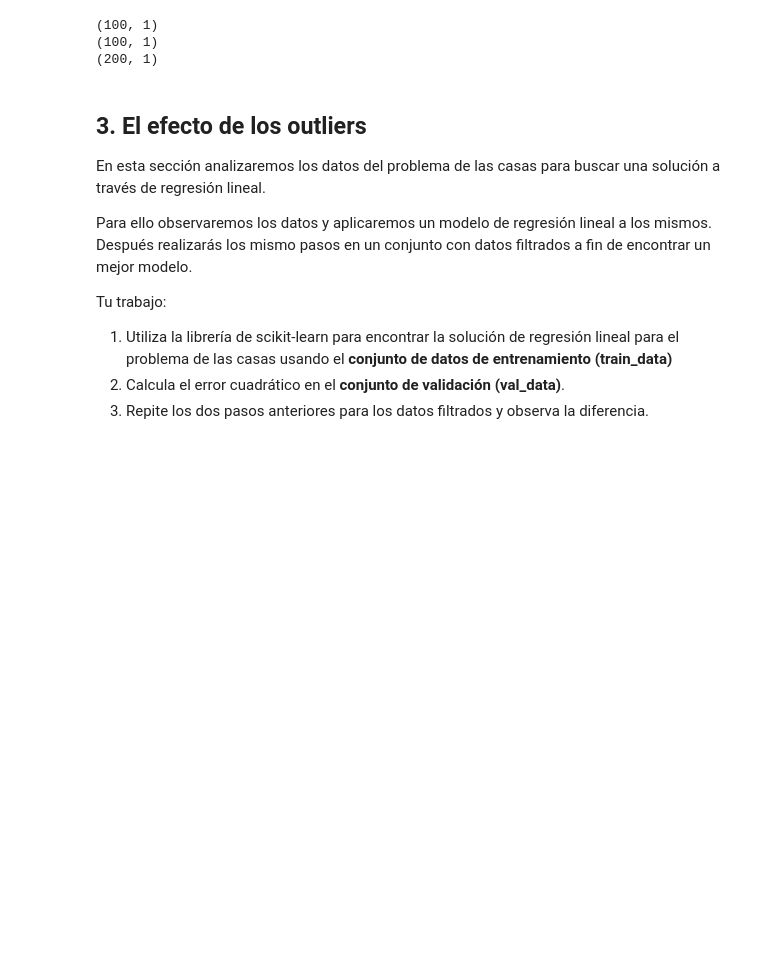
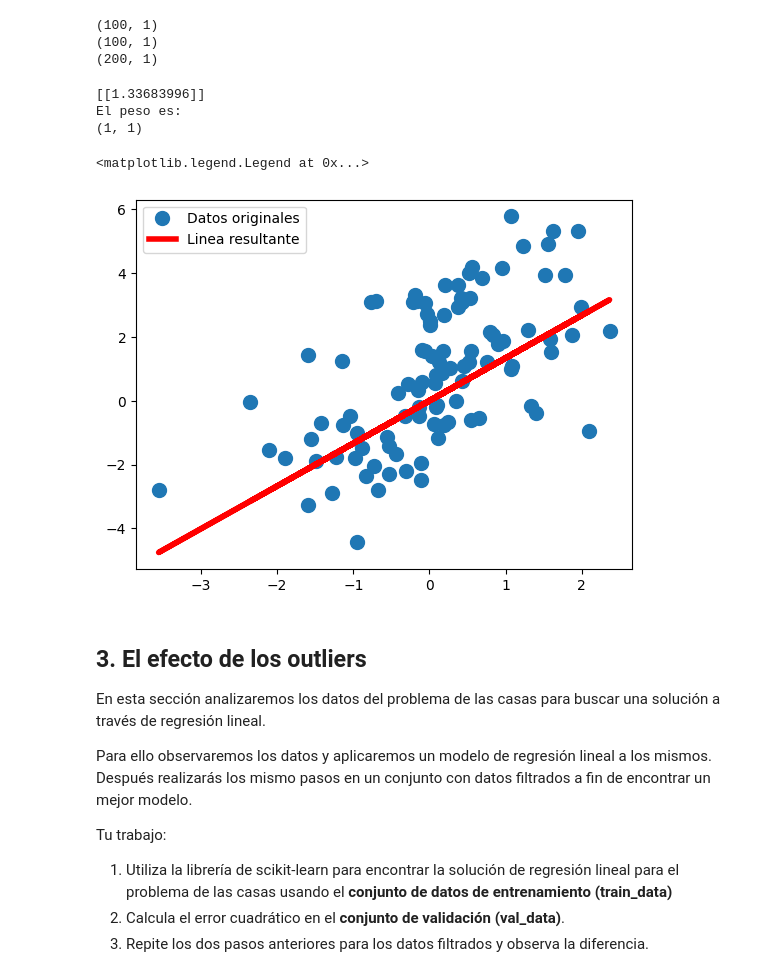
Before and after one commit to Teggun7565/SI23, a Jupyter notebook: ejercicio_1-LinearReg/linear_regression.ipynb, the cells around one changed output. Cells and saved outputs as stored; diff of their text form; code cells hidden in the pictures; blank space fills up the shorter version.

```diff
--- a/ejercicio_1-LinearReg/linear_regression.ipynb
+++ b/ejercicio_1-LinearReg/linear_regression.ipynb
@@ -85,18 +85,31 @@ print(X_augmented.shape)
 #       np.linalg.inv() se usa para calcular la matriz inversa
 #       X.T es la transpuesta de X
 
-w_hat = ...
+Dot = np.dot(X.T, X)
+Inv = np.linalg.inv(Dot)
+Dot2 = np.dot(Inv, X.T)
+
+w_hat = np.dot(Dot2, y)
+print(w_hat)
+print("El peso es:")
 print(w_hat.shape)
+# %% [output]
+[[1.33683996]]
+El peso es:
+(1, 1)
 # %%
 # 2.3 TODO: Calcula las predicciones de tu modelo
-y_hat = ...
+y_hat = np.dot(X, w_hat)
 
 plt.plot(X, y, 'o', label='Datos originales', markersize=10)
 
 # TODO: Grafica las preddicciones/ la linea resultante
-plt.plot(..., ..., 'r', lw=4, label='Linea resultante')
+plt.plot(X, y_hat, 'r', lw=4, label='Linea resultante')
 
 plt.legend()
+# %% [output]
+<matplotlib.legend.Legend at 0x...>
+[figure, added]
 # %%
 ## 2.4 TODO: Calcula la suma de errores cuadrádos
 residual = ...
```
Also changed, not shown: parts of 1 cell of this notebook.
